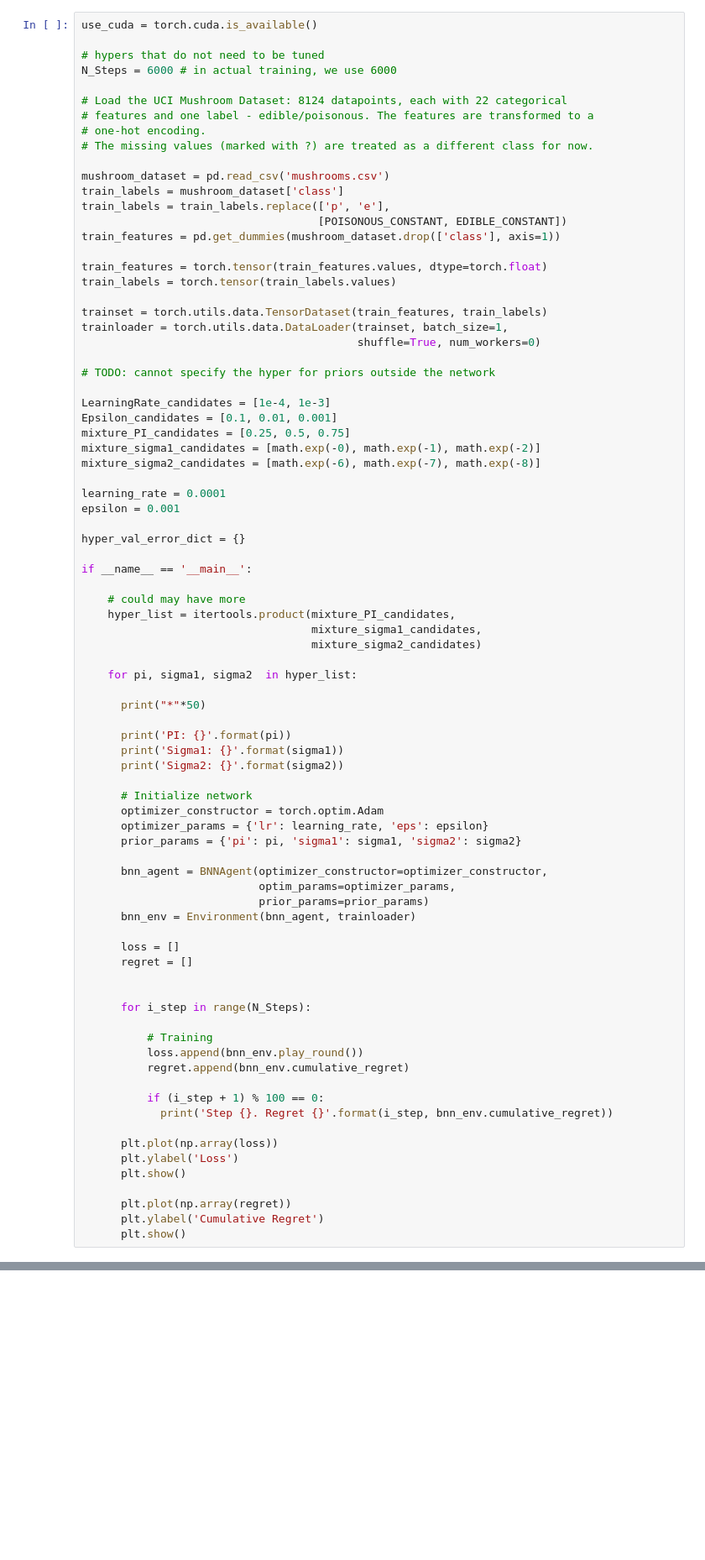
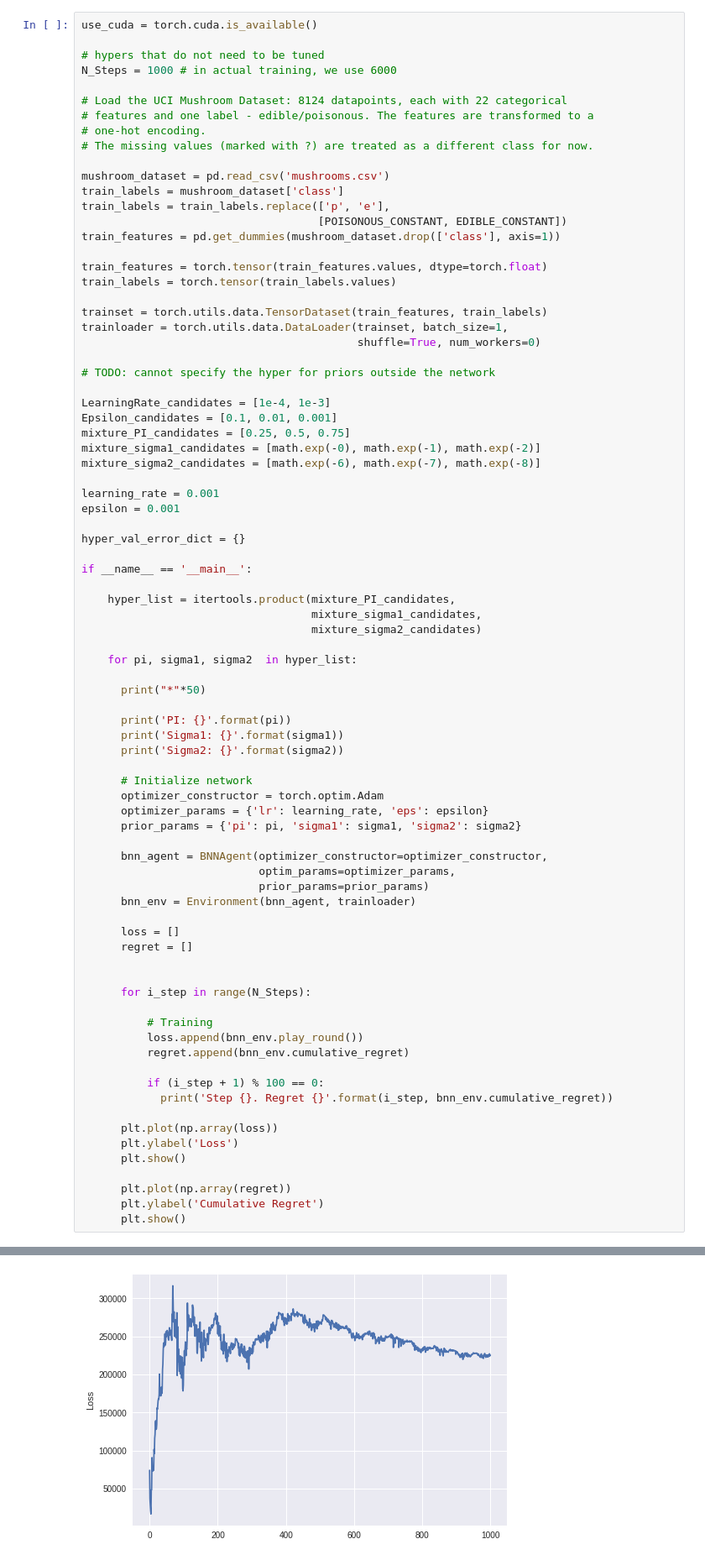
Before and after one commit to JINKEHE/BayesByBackprop, a Jupyter notebook: bnn_bayes_validation_bandits.ipynb, the cells around one changed output, grey strips where cells are left out. Shown at 84% size. Saved outputs shown, nothing was run; the diff lists cells and outputs as text; blank space fills up the shorter version.

```diff
--- a/bnn_bayes_validation_bandits.ipynb
+++ b/bnn_bayes_validation_bandits.ipynb
@@ -15,7 +15,7 @@ Use GPU: False
 use_cuda = torch.cuda.is_available()
 
 # hypers that do not need to be tuned
-N_Steps = 6000 # in actual training, we use 6000
+N_Steps = 1000 # in actual training, we use 6000
 
 # Load the UCI Mushroom Dataset: 8124 datapoints, each with 22 categorical
 # features and one label - edible/poisonous. The features are transformed to a
@@ -43,14 +43,13 @@ mixture_PI_candidates = [0.25, 0.5, 0.75]
 mixture_sigma1_candidates = [math.exp(-0), math.exp(-1), math.exp(-2)]
 mixture_sigma2_candidates = [math.exp(-6), math.exp(-7), math.exp(-8)]
 
-learning_rate = 0.0001
+learning_rate = 0.001
 epsilon = 0.001
 
 hyper_val_error_dict = {}
 
 if __name__ == '__main__':
 
-    # could may have more
     hyper_list = itertools.product(mixture_PI_candidates,
                                    mixture_sigma1_candidates,
                                    mixture_sigma2_candidates)
@@ -93,3 +92,4 @@ if __name__ == '__main__':
       plt.plot(np.array(regret))
       plt.ylabel('Cumulative Regret')
       plt.show()
+# %% [output]
@@ -95,0 +110 @@ if __name__ == '__main__':
+[figure, added]
```
Also changed, not shown: parts of 2 cells of this notebook.
